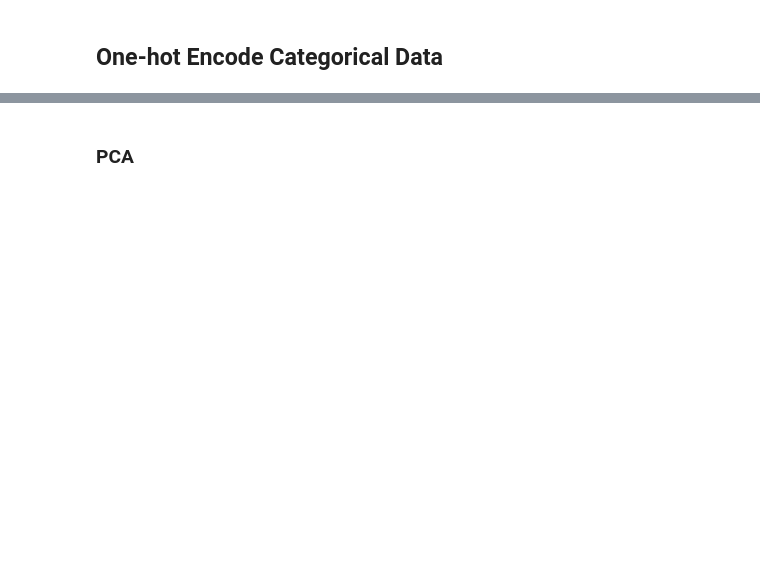
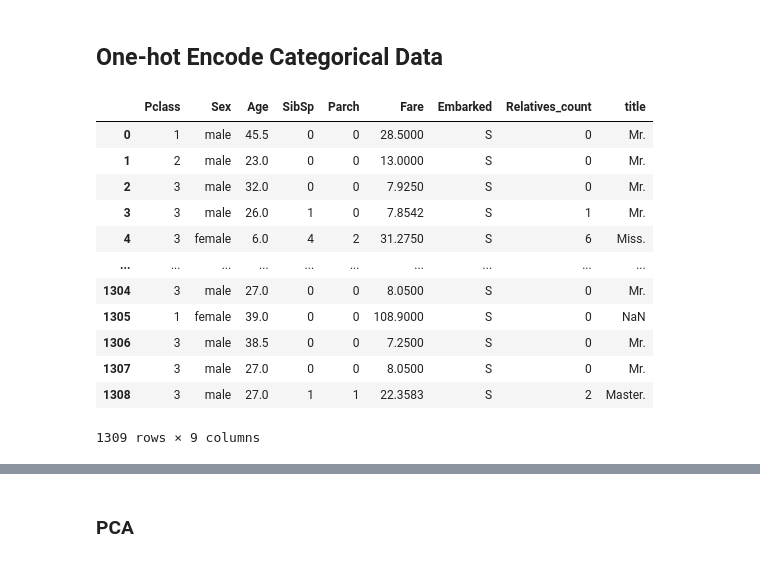
Before and after one commit to DDDDDDDEVIN/Titanic, a Jupyter notebook: notebook/Data Encoding.ipynb, the cells around one changed output, grey strips where cells are left out. Drawn from its saved outputs; the diff is of its cells as text; code cells hidden in the pictures; blank space fills up the shorter version.

```diff
--- a/notebook/Data Encoding.ipynb
+++ b/notebook/Data Encoding.ipynb
@@ -4,5 +5,9 @@ import pandas as pd
 train_X = pd.read_csv('../data/curated/cleaned_train_X.csv')
 val_X = pd.read_csv('../data/curated/cleaned_val_X.csv')
 test_X = pd.read_csv('../data/curated/cleaned_test_X.csv')
+# %%
+dropped_train_X = train_X.drop(columns=['ticket_prefix', 'family_name'])
+dropped_val_X = val_X.drop(columns=['ticket_prefix', 'family_name'])
+dropped_test_X = test_X.drop(columns=['ticket_prefix', 'family_name'])
 # %% [markdown]
 ## One-hot Encode Categorical Data
@@ -12,0 +14,18 @@ encoded_test_X = pd.get_dummies(test_X, columns=['Sex', 'Embarked', 'ticket_pref
+# %%
+all_X = pd.concat([dropped_train_X, dropped_val_X, dropped_test_X], ignore_index=True)
+# %%
+all_X
+# %% [output]
+|  | Pclass | Sex | Age | SibSp | Parch | Fare | Embarked | Relatives_count | title |
+| 0 | 1 | male | 45.5 | 0 | 0 | 28.5000 | S | 0 | Mr. |
+| 1 | 2 | male | 23.0 | 0 | 0 | 13.0000 | S | 0 | Mr. |
+| 2 | 3 | male | 32.0 | 0 | 0 | 7.9250 | S | 0 | Mr. |
+| 3 | 3 | male | 26.0 | 1 | 0 | 7.8542 | S | 1 | Mr. |
+| 4 | 3 | female | 6.0 | 4 | 2 | 31.2750 | S | 6 | Miss. |
+| ... | ... | ... | ... | ... | ... | ... | ... | ... | ... |
+| 1304 | 3 | male | 27.0 | 0 | 0 | 8.0500 | S | 0 | Mr. |
+| 1305 | 1 | female | 39.0 | 0 | 0 | 108.9000 | S | 0 | NaN |
+| 1306 | 3 | male | 38.5 | 0 | 0 | 7.2500 | S | 0 | Mr. |
+| 1307 | 3 | male | 27.0 | 0 | 0 | 8.0500 | S | 0 | Mr. |
+| 1308 | 3 | male | 27.0 | 1 | 1 | 22.3583 | S | 2 | Master. |
+1309 rows × 9 columns
```
Also changed, not shown: parts of 14 cells of this notebook, 25 other files.
